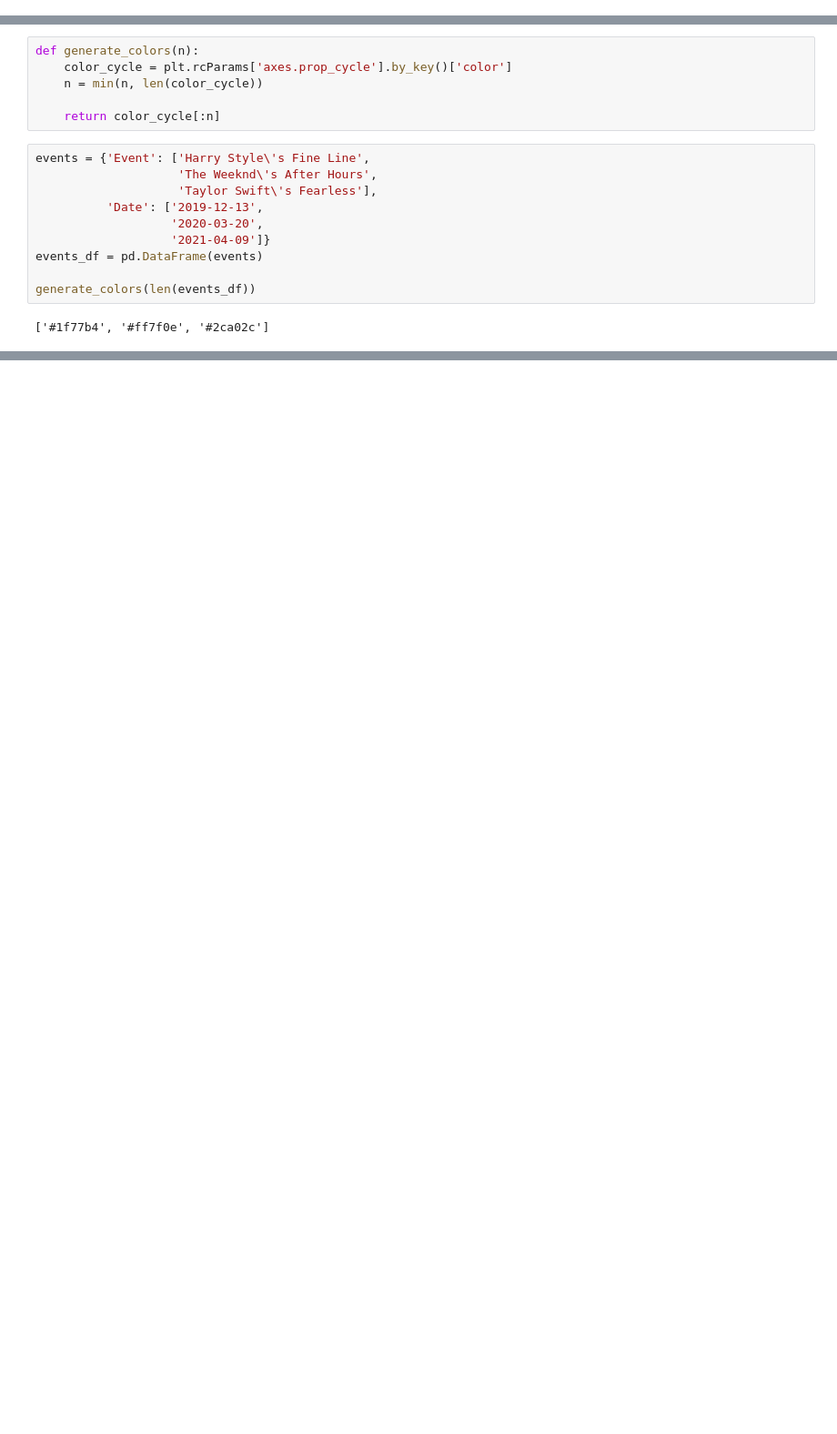
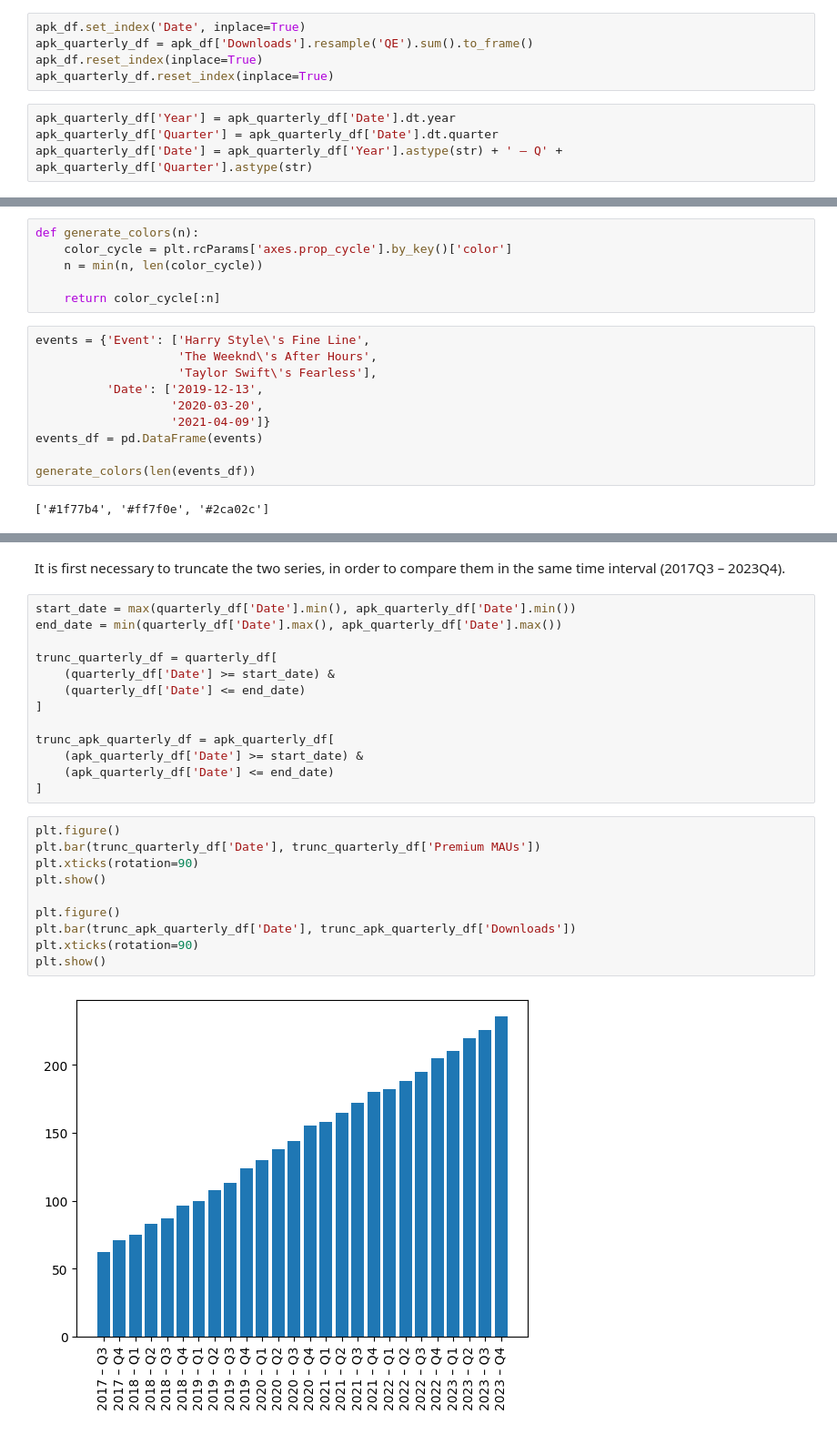
Before and after one commit to riccardoscotti/hds-music-industry, a Jupyter notebook: src/main.ipynb, the cells around one changed output, grey strips where cells are left out. Shown: that part at 91% size. Cells and saved outputs as stored; diff of their text form; blank space fills up the shorter version.

```diff
--- a/src/main.ipynb
+++ b/src/main.ipynb
@@ -12 +16,10 @@ apk_df = pd.read_csv(f'{data_path}apk.csv', parse_dates=['Date'])
+# %%
+apk_df.set_index('Date', inplace=True)
+apk_quarterly_df = apk_df['Downloads'].resample('QE').sum().to_frame()
+apk_df.reset_index(inplace=True)
+apk_quarterly_df.reset_index(inplace=True)
+# %%
+apk_quarterly_df['Year'] = apk_quarterly_df['Date'].dt.year
+apk_quarterly_df['Quarter'] = apk_quarterly_df['Date'].dt.quarter
+apk_quarterly_df['Date'] = apk_quarterly_df['Year'].astype(str) + ' – Q' + apk_quarterly_df['Quarter'].astype(str)
 # %% [markdown]
@@ -86,0 +86,27 @@ plt.show()
+# %% [markdown]
+It is first necessary to truncate the two series, in order to compare them in the same time interval (2017Q3 – 2023Q4).
+# %%
+start_date = max(quarterly_df['Date'].min(), apk_quarterly_df['Date'].min())
+end_date = min(quarterly_df['Date'].max(), apk_quarterly_df['Date'].max())
+
+trunc_quarterly_df = quarterly_df[
+    (quarterly_df['Date'] >= start_date) &
+    (quarterly_df['Date'] <= end_date)
+]
+
+trunc_apk_quarterly_df = apk_quarterly_df[
+    (apk_quarterly_df['Date'] >= start_date) &
+    (apk_quarterly_df['Date'] <= end_date)
+]
+# %%
+plt.figure()
+plt.bar(trunc_quarterly_df['Date'], trunc_quarterly_df['Premium MAUs'])
+plt.xticks(rotation=90)
+plt.show()
+
+plt.figure()
+plt.bar(trunc_apk_quarterly_df['Date'], trunc_apk_quarterly_df['Downloads'])
+plt.xticks(rotation=90)
+plt.show()
+# %% [output]
+[figure, added]
```
Also changed, not shown: parts of 10 cells of this notebook.
